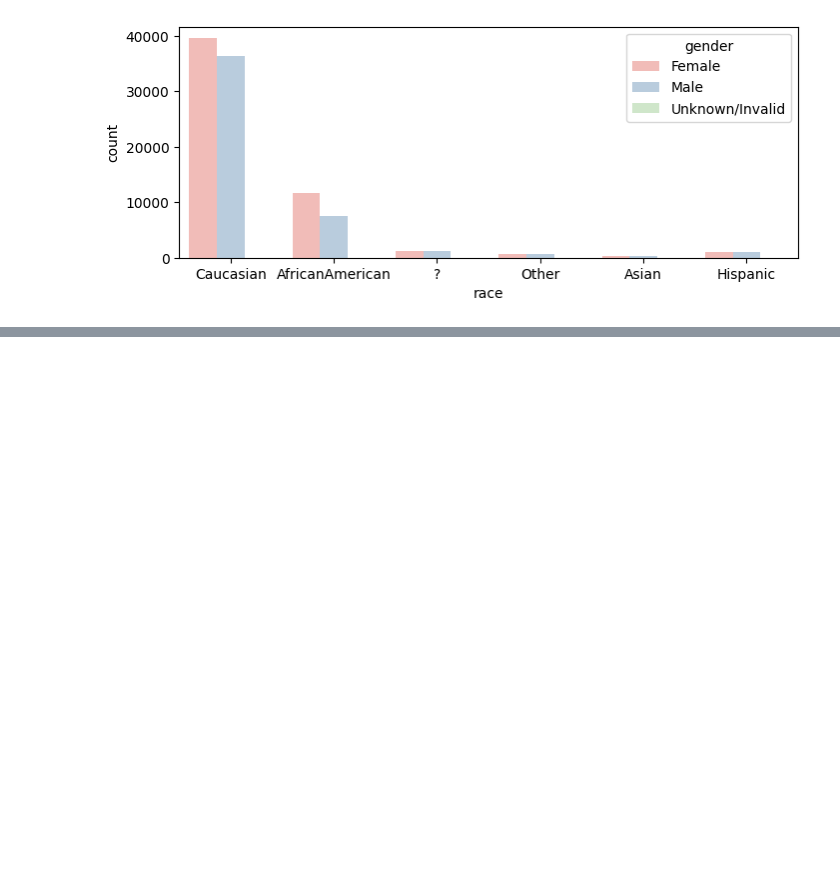
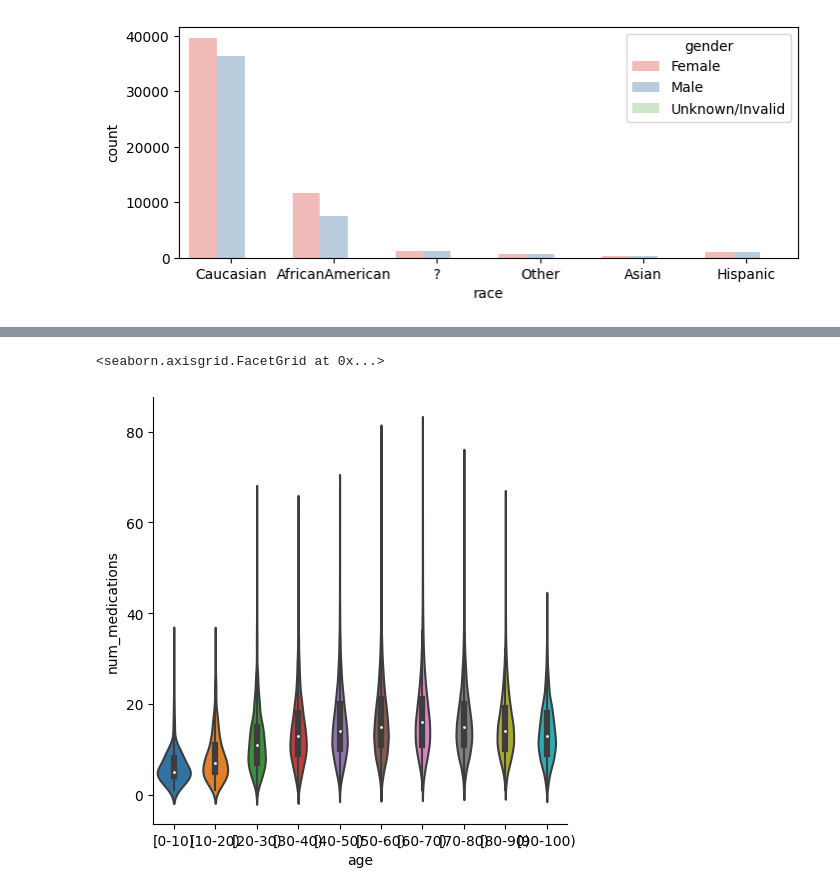
Before and after one commit to bricabrac23/Data-Visualizations-with-Python, a Jupyter notebook: Data Visualizations with Python.ipynb, the cells around one changed output, grey strips where cells are left out. Cells and saved outputs as stored; diff of their text form; code cells hidden in the pictures; blank space fills up the shorter version.

```diff
--- a/Data Visualizations with Python.ipynb
+++ b/Data Visualizations with Python.ipynb
@@ -55,0 +76,9 @@ sb.countplot(x='race',hue='gender',data=diabetic_data,
+# %%
+#I wanted to do the same visualization just with a violin plot instead.
+#This seems like a good visualization for gaining a rough idea of the
+#distribution of values based on an age. For example, you can see how
+#wide the [0-10] bracket is around 7ish or so.
+sb.catplot(x = 'age',y = 'num_medications', data = diabetic_data, kind='violin')
+# %% [output]
+<seaborn.axisgrid.FacetGrid at 0x...>
+[figure, added]
```
Also changed, not shown: parts of 9 cells of this notebook.
